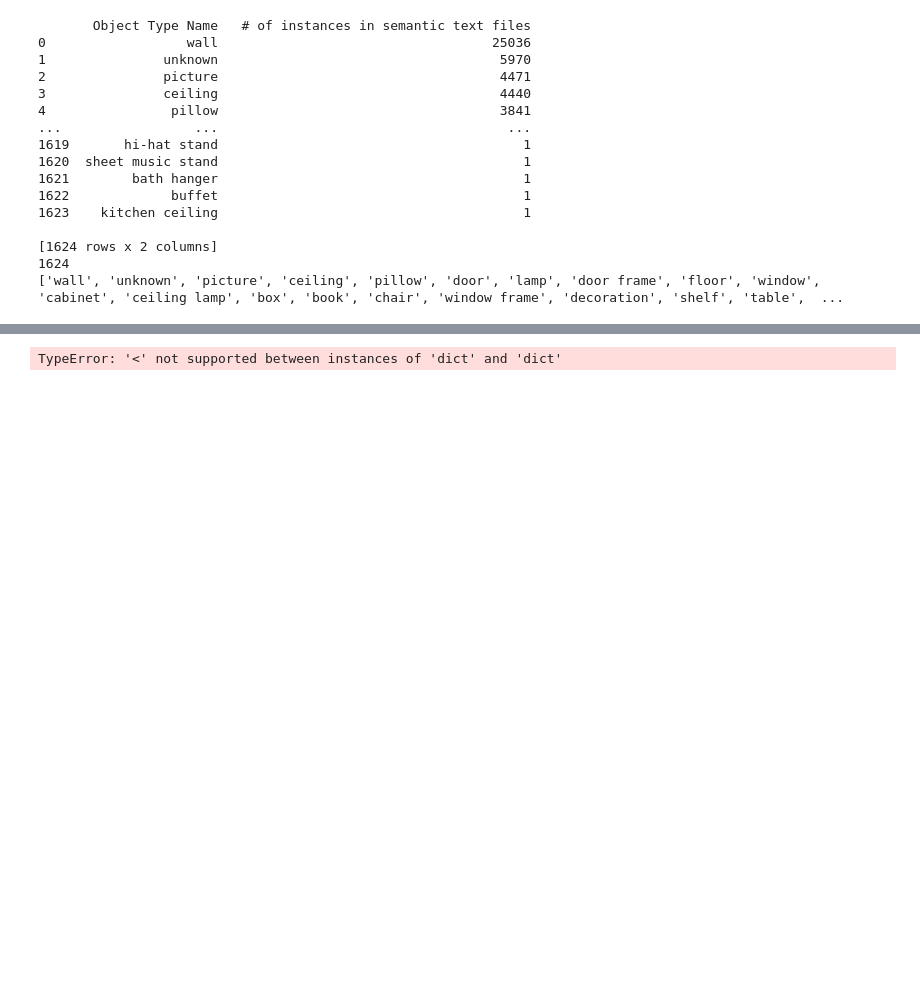
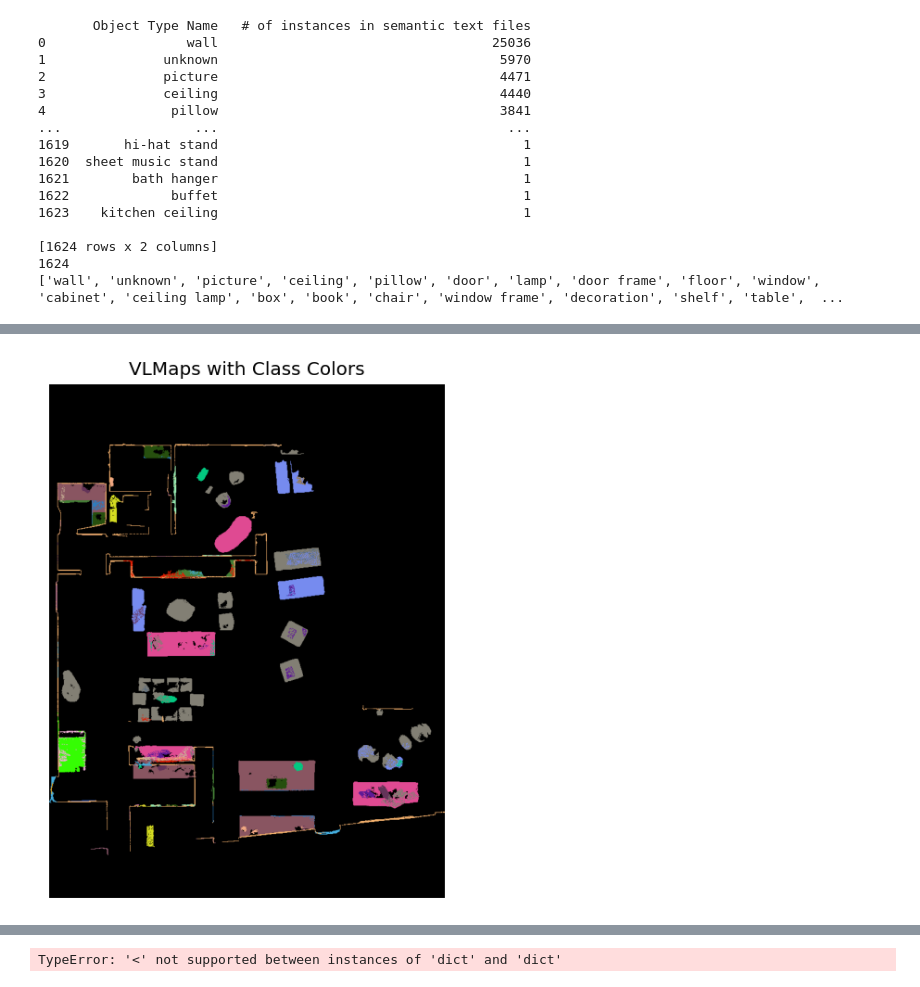
Before and after one commit to qlOoOlp/InstanceSeemMap, a Jupyter notebook: visualizer_customizedMap.ipynb, the cells around one changed output, grey strips where cells are left out. Saved outputs shown, nothing was run; the diff lists cells and outputs as text; code cells hidden in the pictures; blank space fills up the shorter version.

```diff
--- a/visualizer_customizedMap.ipynb
+++ b/visualizer_customizedMap.ipynb
@@ -614,0 +740,89 @@ dict_keys([1, 2, 3, 4, 5, 7, 8, 14, 16, 19, 20, 21, 23, 24, 26, 27, 29, 30, 31,
+# %%
+import numpy as np
+import matplotlib.pyplot as plt
+from PIL import Image
+import os
+
+# Generate mask for areas without obstacles
+no_map_mask = obstacles[xmin:xmax+1, ymin:ymax+1] > 0
+
+# Print debugging info
+print("Grid shape:", grid.shape)
+print("Embeddings:", len(embeddings.keys()))
+
+# Extract unique instance IDs from grid
+id_list = []
+instance_feat = []
+
+for i in range(grid.shape[0]):
+    for j in range(grid.shape[1]):
+        for arg in grid[i, j].keys():
+            if arg not in id_list:
+                id_list.append(arg)
+
+# Convert instance features to NumPy array
+for id in id_list:
+    instance_feat.append(embeddings[id]["embedding"])
+instance_feat = np.array(instance_feat)
+
+# Define thresholds for height filtering
+tt = 1.2
+tt2 = -1.1
+
+# Compute similarity scores
+scores_list = instance_feat @ aa.T
+predicts = np.argmax(scores_list, axis=1)
+
+# Initialize the grid map
+ggrid_map = np.zeros(grid.shape, dtype=int)
+
+# Populate the grid map based on instance predictions
+for i in range(grid.shape[0]):
+    for j in range(grid.shape[1]):
+        if not grid[i, j]:  # Skip empty grid cells
+            continue
+
+        max_height = -50000
+        candidate_val = 0
+
+        for key, val in grid[i, j].items():
+            if key == 2:  # Skip class ID 2
+                continue
+
+            candidate = predicts[id_list.index(key)]
+            candidate_height = val[1]
+
+            if tt2 < candidate_height < tt and candidate_height > max_height:
+                max_height = candidate_height
+                candidate_val = candidate
+
+        ggrid_map[i, j] = candidate_val
+
+# Define masks
+floor_mask = ggrid_map == 2
+mask2 = ggrid_map == 0
+
+
+# Convert colors to 0-255 range
+c_c = {int(k): [int(v[0] * 255), int(v[1] * 255), int(v[2] * 255)] for k, v in c_c.items()}
+
+# Generate an RGB image using class colors
+seg_image = np.zeros((grid.shape[0], grid.shape[1], 3), dtype=np.uint8)
+for i in range(grid.shape[0]):
+    for j in range(grid.shape[1]):
+        key = ggrid_map[i, j]
+        seg_image[i, j] = c_c.get(key, [200, 200, 200])  # Default gray if key is missing
+
+# Convert NumPy array to image
+seg_image = Image.fromarray(seg_image)
+
+# Save and show the visualization
+plt.figure(figsize=(10, 6), dpi=120)
+plt.axis("off")
+plt.title("VLMaps with Class Colors")
+plt.imshow(seg_image)
+plt.savefig(os.path.join(map_save_dir, f"indexmap_height{version}.png"), bbox_inches="tight", pad_inches=0.1)
+plt.show()
+
+print("Saved map:", os.path.join(map_save_dir, f"indexmap_height{version}.png"))
+# %% [output]
@@ -614,0 +831 @@ dict_keys([1, 2, 3, 4, 5, 7, 8, 14, 16, 19, 20, 21, 23, 24, 26, 27, 29, 30, 31,
+[figure, added]
```
Also changed, not shown: parts of 25 cells of this notebook, 50 other files.
